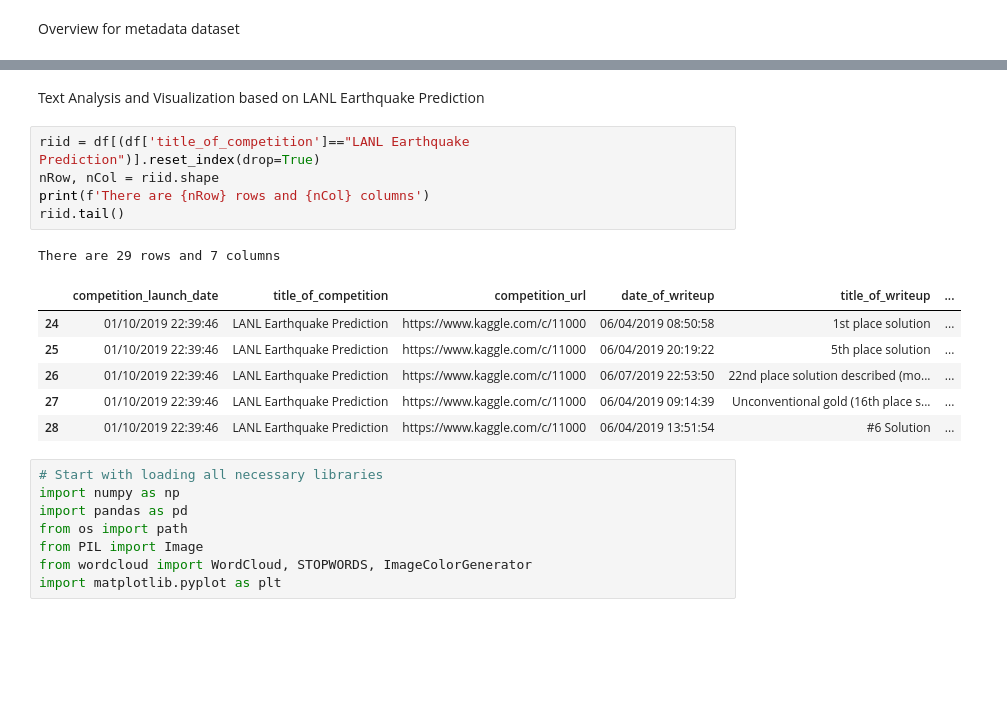
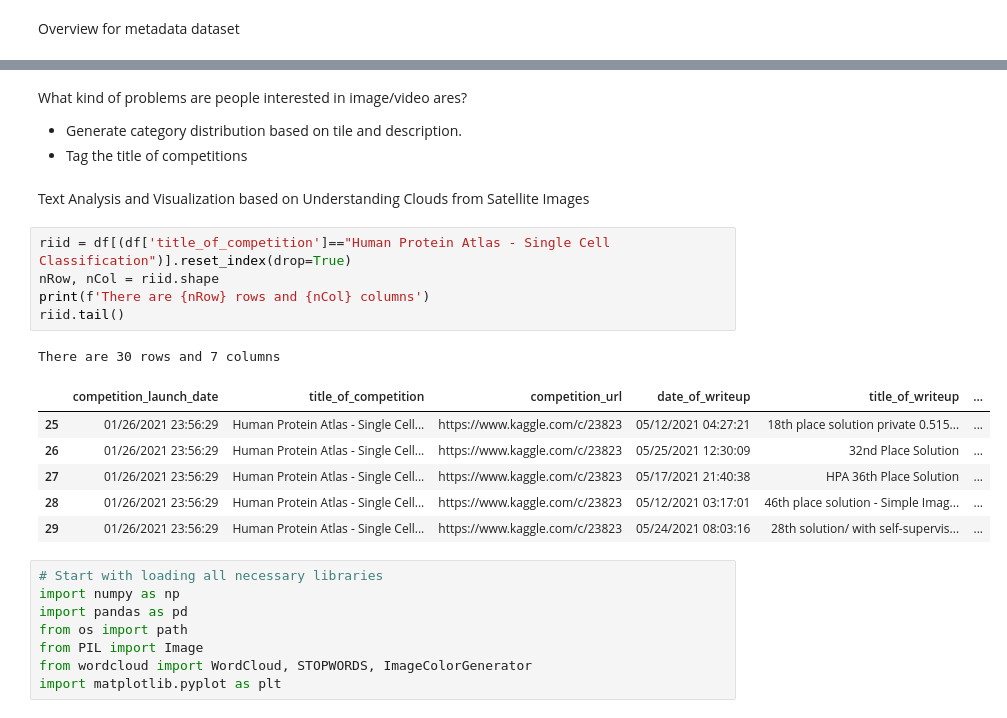
Before and after one commit to aligator4sah/kaggle-ai-report, a Jupyter notebook: Kaggle_AI_Report_Overview.ipynb, the cells around one changed output, grey strips where cells are left out. Saved outputs shown, nothing was run; the diff lists cells and outputs as text; blank space fills up the shorter version.

```diff
--- a/Kaggle_AI_Report_Overview.ipynb
+++ b/Kaggle_AI_Report_Overview.ipynb
@@ -132,18 +144,22 @@ Name: title_of_competition, Length: 173, dtype: int64
+# %% [markdown]
+What kind of problems are people interested in image/video ares?
+*   Generate category distribution based on tile and description.
+*   Tag the title of competitions
 # %% [markdown]
-Text Analysis and Visualization based on LANL Earthquake Prediction
+Text Analysis and Visualization based on Understanding Clouds from Satellite Images
 # %%
-riid = df[(df['title_of_competition']=="LANL Earthquake Prediction")].reset_index(drop=True)
+riid = df[(df['title_of_competition']=="Human Protein Atlas - Single Cell Classification")].reset_index(drop=True)
 nRow, nCol = riid.shape
 print(f'There are {nRow} rows and {nCol} columns')
 riid.tail()
 # %% [output]
-There are 29 rows and 7 columns
+There are 30 rows and 7 columns
 |  | competition_launch_date | title_of_competition | competition_url | date_of_writeup | title_of_writeup | ... |
-| 24 | 01/10/2019 22:39:46 | LANL Earthquake Prediction | https://www.kaggle.com/c/11000 | 06/04/2019 08:50:58 | 1st place solution | ... |
-| 25 | 01/10/2019 22:39:46 | LANL Earthquake Prediction | https://www.kaggle.com/c/11000 | 06/04/2019 20:19:22 | 5th place solution | ... |
-| 26 | 01/10/2019 22:39:46 | LANL Earthquake Prediction | https://www.kaggle.com/c/11000 | 06/07/2019 22:53:50 | 22nd place solution described (mo... | ... |
-| 27 | 01/10/2019 22:39:46 | LANL Earthquake Prediction | https://www.kaggle.com/c/11000 | 06/04/2019 09:14:39 | Unconventional gold (16th place s... | ... |
-| 28 | 01/10/2019 22:39:46 | LANL Earthquake Prediction | https://www.kaggle.com/c/11000 | 06/04/2019 13:51:54 | #6 Solution | ... |
+| 25 | 01/26/2021 23:56:29 | Human Protein Atlas - Single Cell... | https://www.kaggle.com/c/23823 | 05/12/2021 04:27:21 | 18th place solution private 0.515... | ... |
+| 26 | 01/26/2021 23:56:29 | Human Protein Atlas - Single Cell... | https://www.kaggle.com/c/23823 | 05/25/2021 12:30:09 | 32nd Place Solution | ... |
+| 27 | 01/26/2021 23:56:29 | Human Protein Atlas - Single Cell... | https://www.kaggle.com/c/23823 | 05/17/2021 21:40:38 | HPA 36th Place Solution | ... |
+| 28 | 01/26/2021 23:56:29 | Human Protein Atlas - Single Cell... | https://www.kaggle.com/c/23823 | 05/12/2021 03:17:01 | 46th place solution - Simple Imag... | ... |
+| 29 | 01/26/2021 23:56:29 | Human Protein Atlas - Single Cell... | https://www.kaggle.com/c/23823 | 05/24/2021 08:03:16 | 28th solution/ with self-supervis... | ... |
 # %%
 # Start with loading all necessary libraries
 import numpy as np
```
Also changed, not shown: parts of 21 cells of this notebook.
